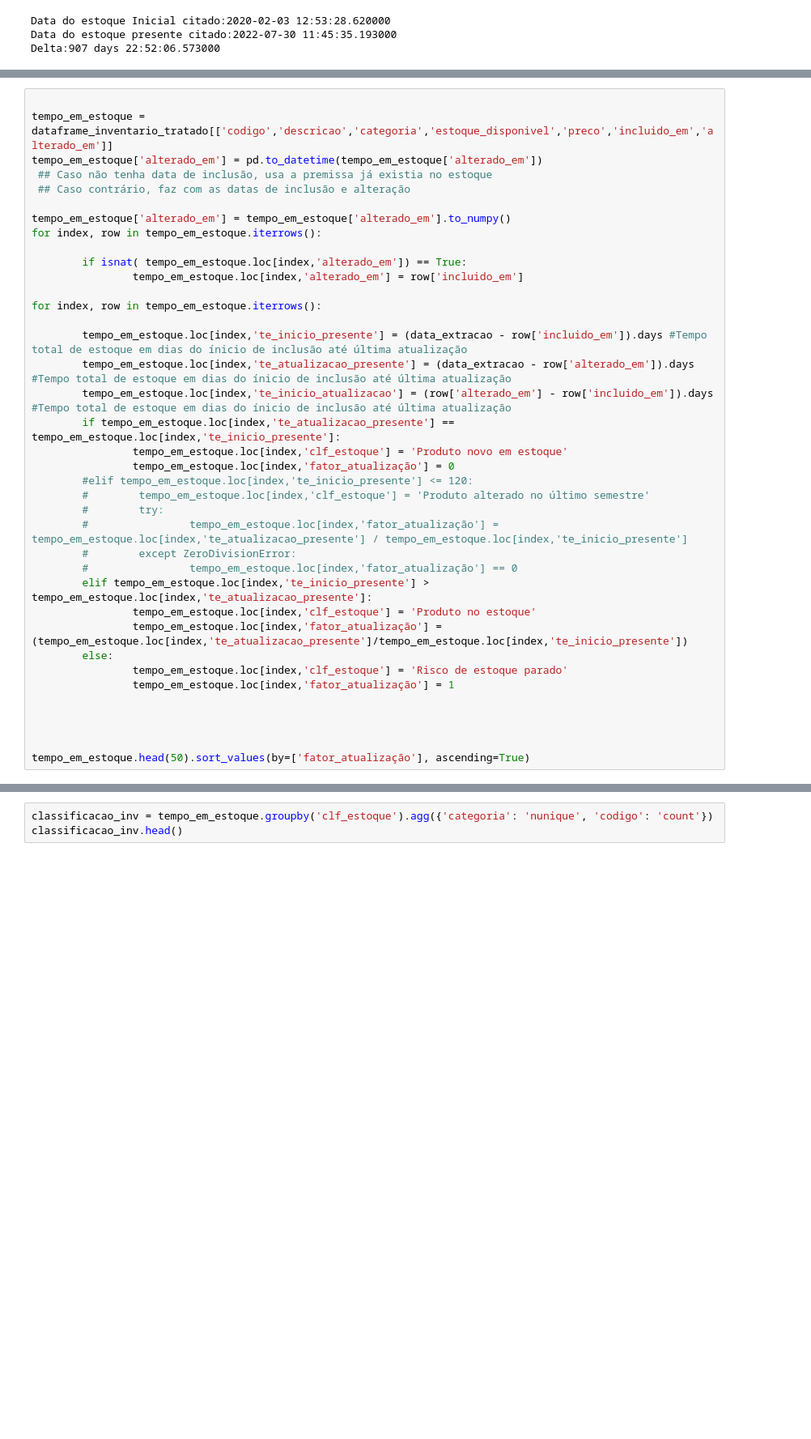
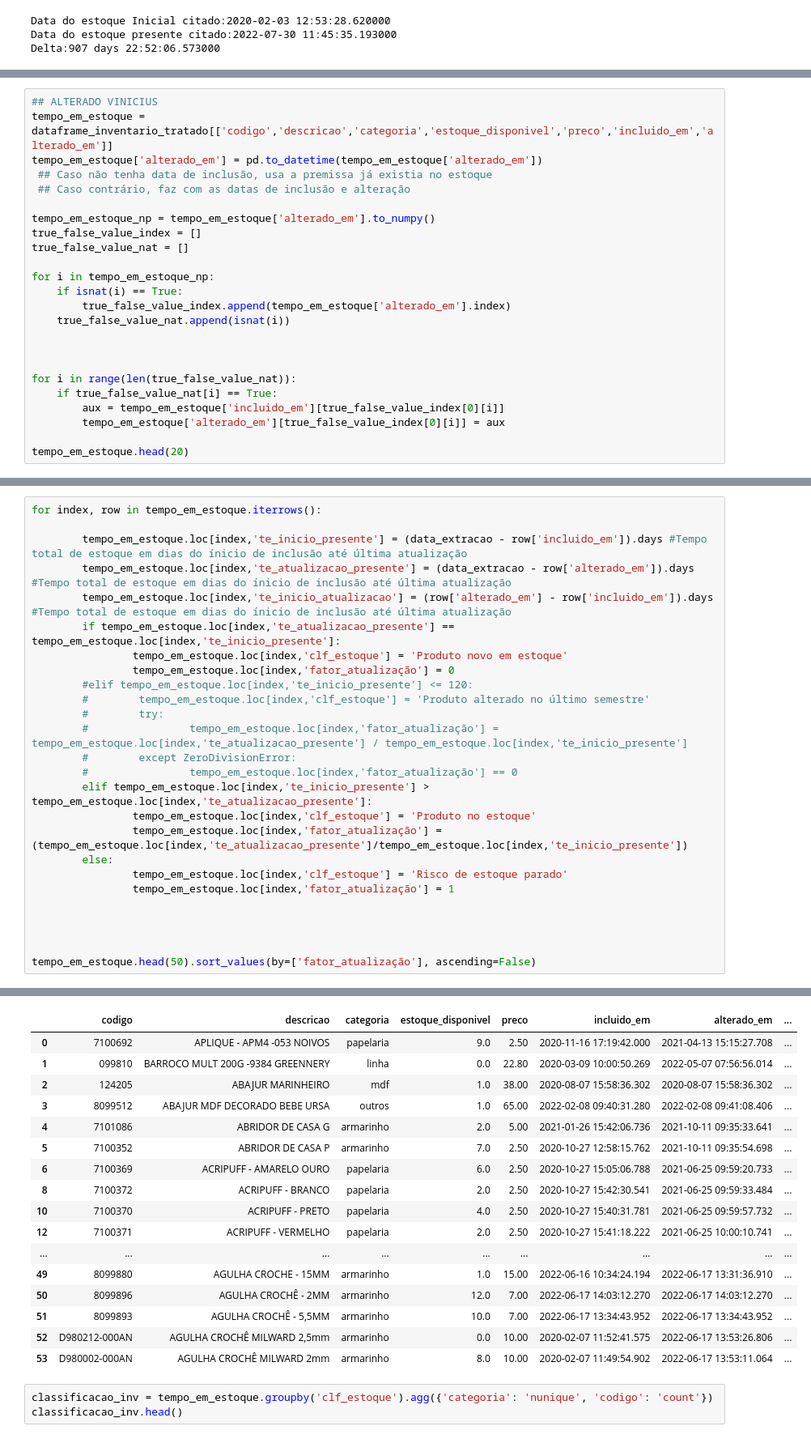
Before and after one commit to donbigode/Timeseries-prediction-model, a Jupyter notebook: Analysis/EDA.ipynb, the cells around one changed output, grey strips where cells are left out. Shown: that part at 81% size. Drawn from its saved outputs; the diff is of its cells as text; blank space fills up the shorter version.

```diff
--- a/Analysis/EDA.ipynb
+++ b/Analysis/EDA.ipynb
@@ -701,0 +544,24 @@ NaT
+# %%
+## ALTERADO VINICIUS
+tempo_em_estoque = dataframe_inventario_tratado[['codigo','descricao','categoria','estoque_disponivel','preco','incluido_em','alterado_em']]
+tempo_em_estoque['alterado_em'] = pd.to_datetime(tempo_em_estoque['alterado_em'])
+ ## Caso não tenha data de inclusão, usa a premissa já existia no estoque
+ ## Caso contrário, faz com as datas de inclusão e alteração
+
+tempo_em_estoque_np = tempo_em_estoque['alterado_em'].to_numpy()
+true_false_value_index = []
+true_false_value_nat = []
+
+for i in tempo_em_estoque_np:
+    if isnat(i) == True:
+        true_false_value_index.append(tempo_em_estoque['alterado_em'].index)
+    true_false_value_nat.append(isnat(i))
+
+
+
+for i in range(len(true_false_value_nat)):
+    if true_false_value_nat[i] == True:
+        aux = tempo_em_estoque['incluido_em'][true_false_value_index[0][i]]
+        tempo_em_estoque['alterado_em'][true_false_value_index[0][i]] = aux
+
+tempo_em_estoque.head(20)
@@ -702,16 +595,4 @@ NaT
 # %%
-
-tempo_em_estoque = dataframe_inventario_tratado[['codigo','descricao','categoria','estoque_disponivel','preco','incluido_em','alterado_em']]
-tempo_em_estoque['alterado_em'] = pd.to_datetime(tempo_em_estoque['alterado_em'])
- ## Caso não tenha data de inclusão, usa a premissa já existia no estoque
- ## Caso contrário, faz com as datas de inclusão e alteração
-
-tempo_em_estoque['alterado_em'] = tempo_em_estoque['alterado_em'].to_numpy()
-for index, row in tempo_em_estoque.iterrows():
-
-        if isnat( tempo_em_estoque.loc[index,'alterado_em']) == True:
-                tempo_em_estoque.loc[index,'alterado_em'] = row['incluido_em']
-
 for index, row in tempo_em_estoque.iterrows():
 
         tempo_em_estoque.loc[index,'te_inicio_presente'] = (data_extracao - row['incluido_em']).days #Tempo total de estoque em dias do ínicio de inclusão até última atualização
@@ -736,7 +617,7 @@ for index, row in tempo_em_estoque.iterrows():
 
 
 
-tempo_em_estoque.head(50).sort_values(by=['fator_atualização'], ascending=True)
+tempo_em_estoque.head(50).sort_values(by=['fator_atualização'], ascending=False)
 # %% [output]
 A value is trying to be set on a copy of a slice from a DataFrame.
 Try using .loc[row_indexer,col_indexer] = value instead
@@ -747,3 +627,20 @@ AttributeError: 'Timestamp' object has no attribute 'dtype'
+|  | codigo | descricao | categoria | estoque_disponivel | preco | incluido_em | alterado_em | ... |
+| 0 | 7100692 | APLIQUE - APM4 -053 NOIVOS | papelaria | 9.0 | 2.50 | 2020-11-16 17:19:42.000 | 2021-04-13 15:15:27.708 | ... |
+| 1 | 099810 | BARROCO MULT 200G -9384 GREENNERY | linha | 0.0 | 22.80 | 2020-03-09 10:00:50.269 | 2022-05-07 07:56:56.014 | ... |
+| 2 | 124205 | ABAJUR MARINHEIRO | mdf | 1.0 | 38.00 | 2020-08-07 15:58:36.302 | 2020-08-07 15:58:36.302 | ... |
+| 3 | 8099512 | ABAJUR MDF DECORADO BEBE URSA | outros | 1.0 | 65.00 | 2022-02-08 09:40:31.280 | 2022-02-08 09:41:08.406 | ... |
+| 4 | 7101086 | ABRIDOR DE CASA G | armarinho | 2.0 | 5.00 | 2021-01-26 15:42:06.736 | 2021-10-11 09:35:33.641 | ... |
+| 5 | 7100352 | ABRIDOR DE CASA P | armarinho | 7.0 | 2.50 | 2020-10-27 12:58:15.762 | 2021-10-11 09:35:54.698 | ... |
+| 6 | 7100369 | ACRIPUFF - AMARELO OURO | papelaria | 6.0 | 2.50 | 2020-10-27 15:05:06.788 | 2021-06-25 09:59:20.733 | ... |
+| 8 | 7100372 | ACRIPUFF - BRANCO | papelaria | 2.0 | 2.50 | 2020-10-27 15:42:30.541 | 2021-06-25 09:59:33.484 | ... |
+| 10 | 7100370 | ACRIPUFF - PRETO | papelaria | 4.0 | 2.50 | 2020-10-27 15:40:31.781 | 2021-06-25 09:59:57.732 | ... |
+| 12 | 7100371 | ACRIPUFF - VERMELHO | papelaria | 2.0 | 2.50 | 2020-10-27 15:41:18.222 | 2021-06-25 10:00:10.741 | ... |
+| ... | ... | ... | ... | ... | ... | ... | ... | ... |
+| 49 | 8099880 | AGULHA CROCHE - 15MM | armarinho | 1.0 | 15.00 | 2022-06-16 10:34:24.194 | 2022-06-17 13:31:36.910 | ... |
+| 50 | 8099896 | AGULHA CROCHÊ - 2MM | armarinho | 12.0 | 7.00 | 2022-06-17 14:03:12.270 | 2022-06-17 14:03:12.270 | ... |
+| 51 | 8099893 | AGULHA CROCHÊ - 5,5MM | armarinho | 10.0 | 7.00 | 2022-06-17 13:34:43.952 | 2022-06-17 13:34:43.952 | ... |
+| 52 | D980212-000AN | AGULHA CROCHÊ MILWARD 2,5mm | armarinho | 0.0 | 10.00 | 2020-02-07 11:52:41.575 | 2022-06-17 13:53:26.806 | ... |
+| 53 | D980002-000AN | AGULHA CROCHÊ MILWARD 2mm | armarinho | 8.0 | 10.00 | 2020-02-07 11:49:54.902 | 2022-06-17 13:53:11.064 | ... |
 # %%
 classificacao_inv = tempo_em_estoque.groupby('clf_estoque').agg({'categoria': 'nunique', 'codigo': 'count'})
 classificacao_inv.head()
```
Also changed, not shown: parts of 16 cells of this notebook, 1 other file.
